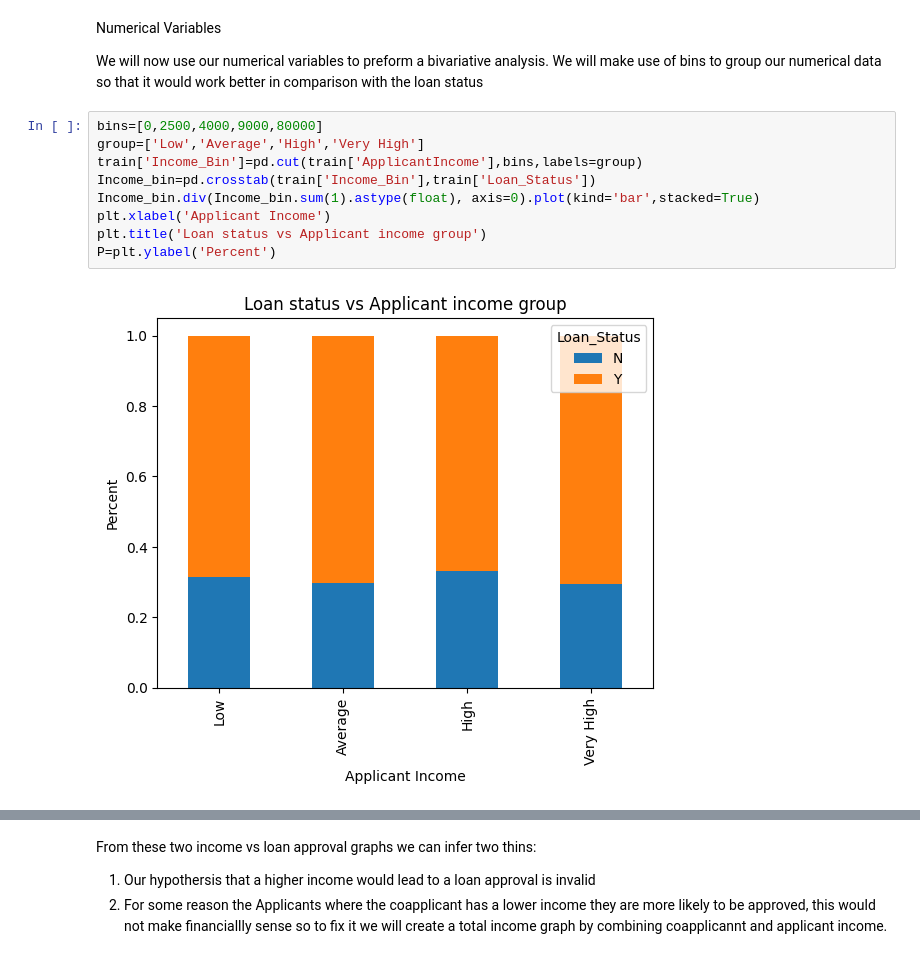
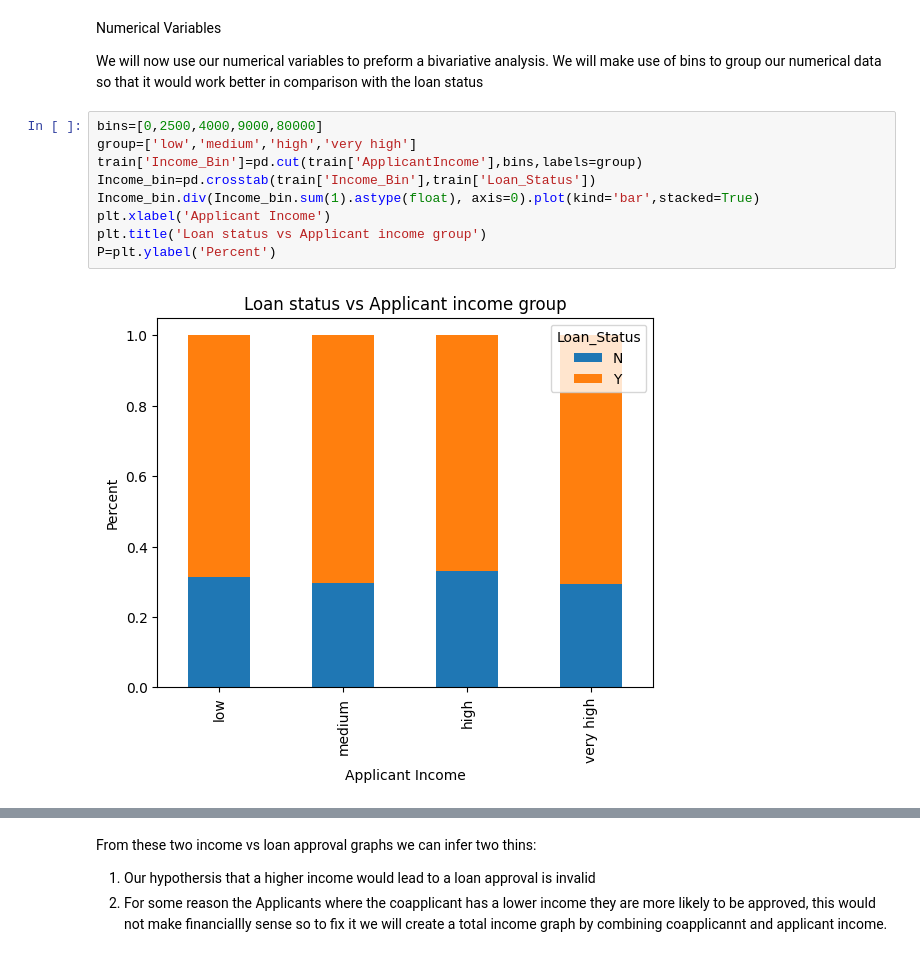
Before and after one commit to AWR-Legend/MLG382-Project-1, a Jupyter notebook: project-1.2/Project1_Final.ipynb, the cells around one changed output, grey strips where cells are left out. Drawn from its saved outputs; the diff is of its cells as text.

```diff
--- a/project-1.2/Project1_Final.ipynb
+++ b/project-1.2/Project1_Final.ipynb
@@ -336,14 +336,14 @@ Numerical Variables
 We will now use our numerical variables to preform a bivariative analysis. We will make use of bins to group our numerical data so that it would work better in comparison with the loan status
 # %%
 bins=[0,2500,4000,9000,80000]
-group=['Low','Average','High','Very High']
+group=['low','medium','high','very high']
 train['Income_Bin']=pd.cut(train['ApplicantIncome'],bins,labels=group)
 Income_bin=pd.crosstab(train['Income_Bin'],train['Loan_Status'])
 Income_bin.div(Income_bin.sum(1).astype(float), axis=0).plot(kind='bar',stacked=True)
 plt.xlabel('Applicant Income')
 plt.title('Loan status vs Applicant income group')
 P=plt.ylabel('Percent')
 # %% [output]
-[figure, old version]
+[figure, new version]
 # %%
 bins=[0,1500,4000,40000]
```
Also changed, not shown: parts of 9 cells of this notebook, 1 other file.
